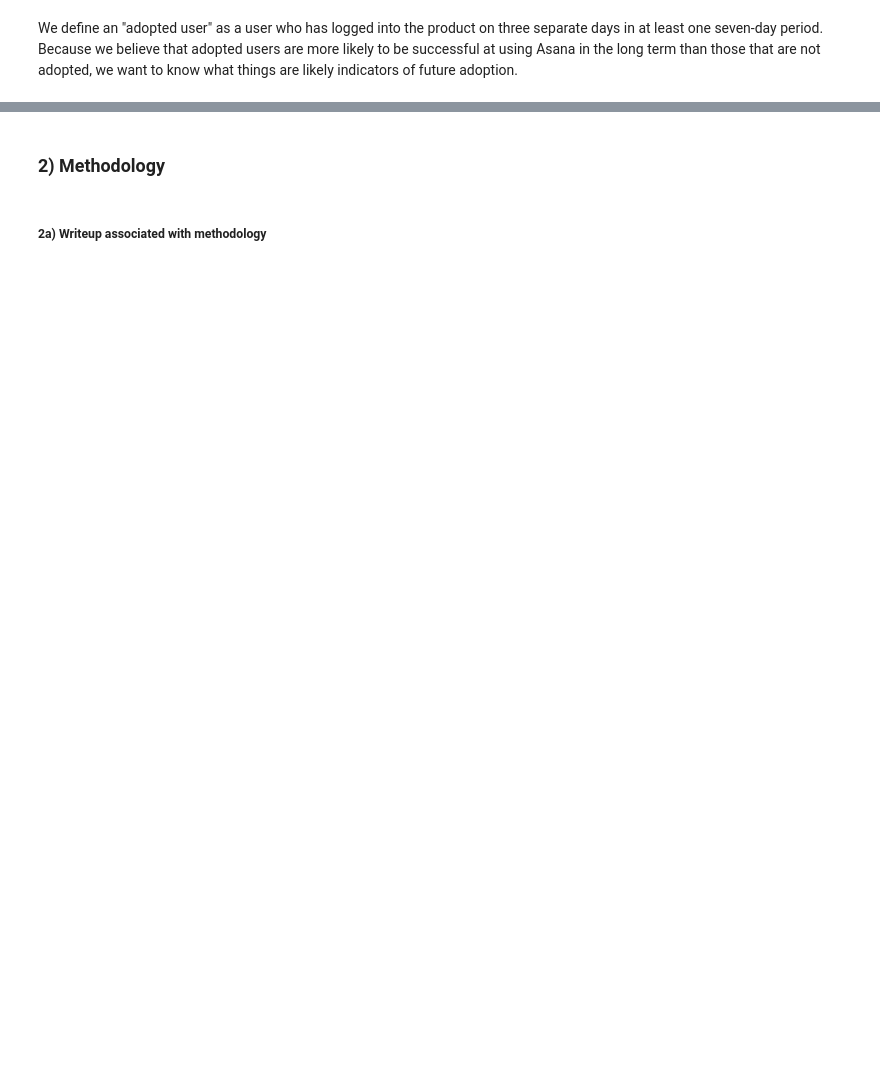
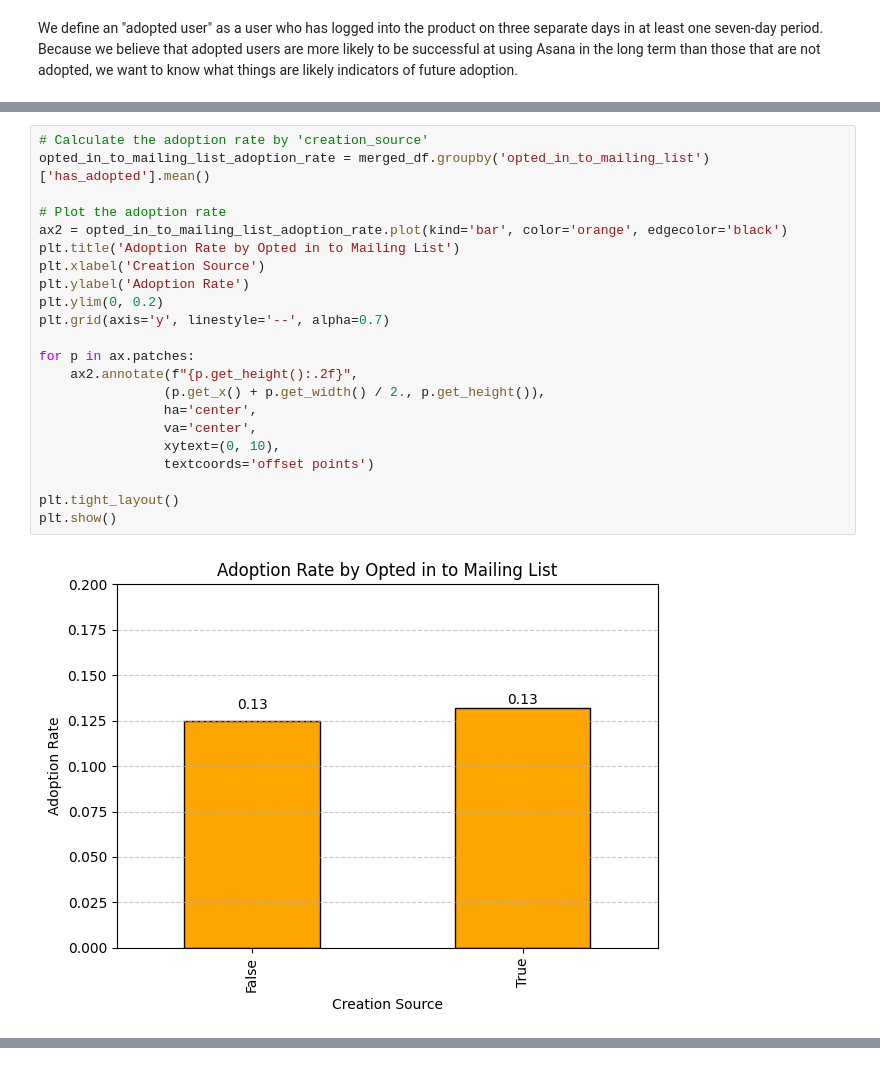
Before and after one commit to opheliasin/asana_summer2024_dsintern_takehome, a Jupyter notebook: Calculating Adoption Rate.ipynb, the cells around one changed output, grey strips where cells are left out. Saved outputs shown, nothing was run; the diff lists cells and outputs as text; blank space fills up the shorter version.

```diff
--- a/Calculating Adoption Rate.ipynb
+++ b/Calculating Adoption Rate.ipynb
@@ -235,3 +195,27 @@ else:
+# %%
+# Calculate the adoption rate by 'creation_source'
+opted_in_to_mailing_list_adoption_rate = merged_df.groupby('opted_in_to_mailing_list')['has_adopted'].mean()
+
+# Plot the adoption rate
+ax2 = opted_in_to_mailing_list_adoption_rate.plot(kind='bar', color='orange', edgecolor='black')
+plt.title('Adoption Rate by Opted in to Mailing List')
+plt.xlabel('Creation Source')
+plt.ylabel('Adoption Rate')
+plt.ylim(0, 0.2)
+plt.grid(axis='y', linestyle='--', alpha=0.7)
+
+for p in ax.patches:
+    ax2.annotate(f"{p.get_height():.2f}",
+                (p.get_x() + p.get_width() / 2., p.get_height()),
+                ha='center',
+                va='center',
+                xytext=(0, 10),
+                textcoords='offset points')
+
+plt.tight_layout()
+plt.show()
+# %% [output]
+[figure, added]
 # %% [markdown]
 3. Segment, Segment, Segment
 Segmentation is key to unlocking insights in analytics. The goal of segmentation is to split your data along some dimension so that you can assess performance between different groups. In a product analytics setting, some common segmentations include free vs paid users, device type (desktop web vs mobile web vs native app), traffic source (people coming from search engines, paid marketing, people directly typing in your company’s URL into their browser, etc.), and day of the week.
@@ -239,7 +223,3 @@ Segmentation is key to unlocking insights in analytics. The goal of segmentation
 I tend to try many possible segmentations to see what provides interesting results. If you’re not sure where to start, categorical columns are good candidates for segmentation. Sometimes, you’ll want to filter out low-volume categories or group them into an ‘Other’ category to remove clutter from your visualization.
 
 You can also create boolean columns from numerical ones (e.g. whether a user spent more than $50, if user had activity on the weekend) or discretize columns by creating different buckets (e.g. timestamp to morning/afternoon/ night, order values into buckets of $10–20, $20–30, $30+).
-# %% [markdown]
-### 2) Methodology
-# %% [markdown]
-##### 2a) Writeup associated with methodology
```
Also changed, not shown: parts of 32 cells of this notebook, 1 other file.
